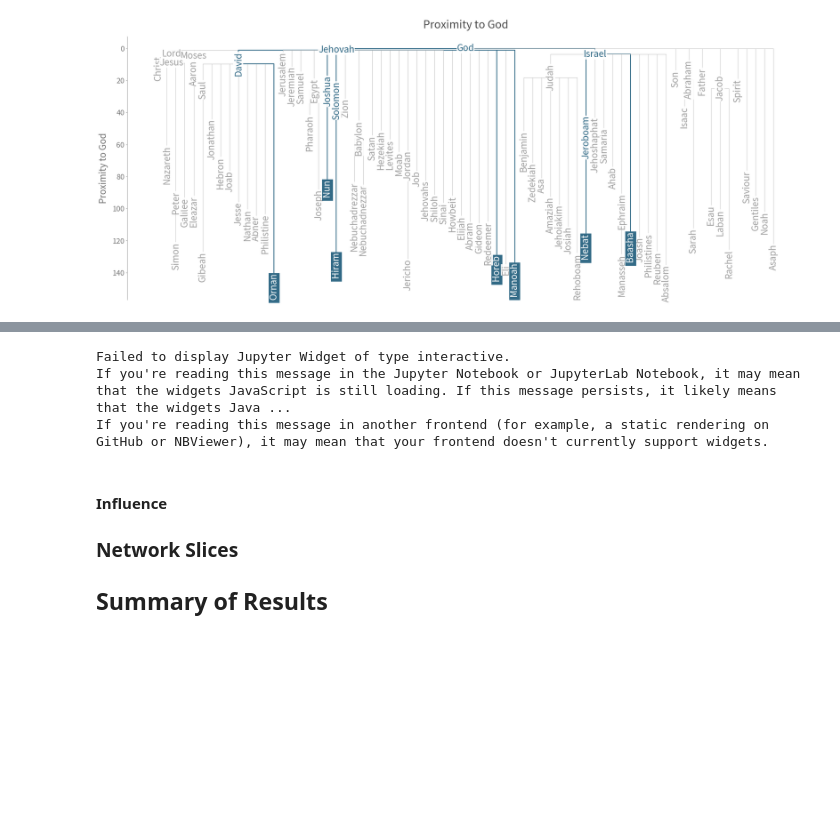
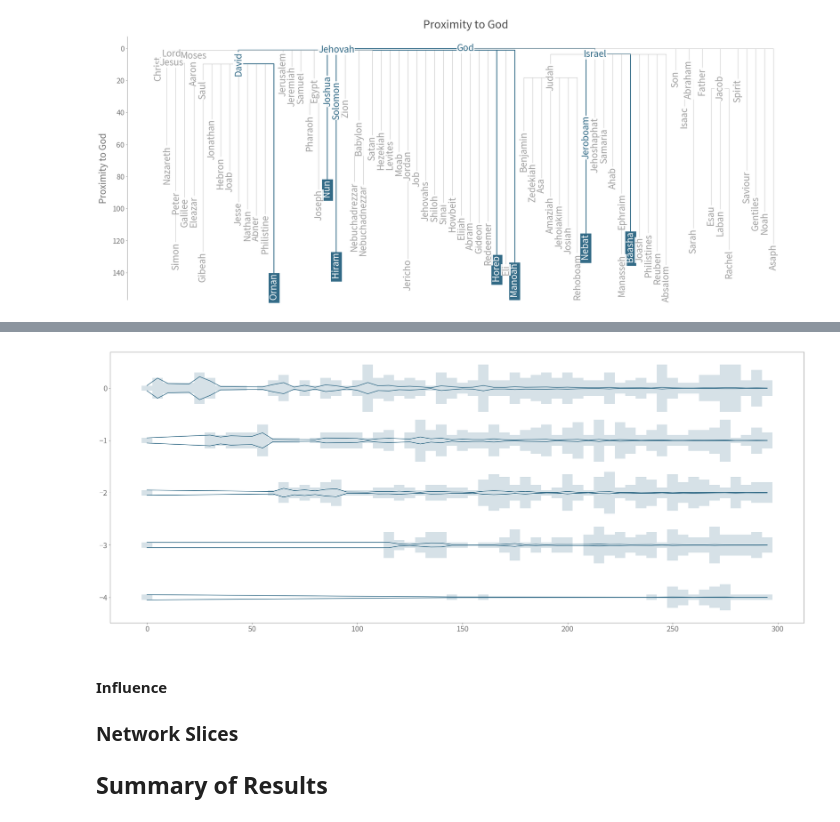
Before and after one commit to lemuelkumarga/bible-network, a Jupyter notebook: main.ipynb, the cells around one changed output, grey strips where cells are left out. Drawn from its saved outputs; the diff is of its cells as text; code cells hidden in the pictures; blank space fills up the shorter version.

Commit message:
Created violin charts for Influence

```diff
--- a/main.ipynb
+++ b/main.ipynb
@@ -920,7 +916,50 @@ connectivities = dict((k, 100. * G.degree(k) / connectivity_max) for k,_ in vert
-# %%
-import ipywidgets as widgets
-widgets.interact(proximity_tree, root_node=['God','Jesus','Esther','Abraham','Elijah','Jeroboam']);
-# %% [output]
-Failed to display Jupyter Widget of type interactive.
-If you're reading this message in the Jupyter Notebook or JupyterLab Notebook, it may mean that the widgets JavaScript is still loading. If this message persists, it likely means that the widgets Java ...
-If you're reading this message in another frontend (for example, a static rendering on GitHub or NBViewer), it may mean that your frontend doesn't currently support widgets.
+# %%
+# We assume that for evey 50 distances, the chances of information being passed on gets reduced
+# by 50%
+half_life = 50
+inf_decay = math.log(2) / half_life
+bin_size = 5
+
+influence = {}
+influence_bins = {}
+for k, v in proximity_to.items():
+    influence[k] = sum(math.exp(-1. * inf_decay * v1) for _, v1 in v.items())
+    influence_bins[k] = {}
+    for _, v1 in v.items():
+        if ((math.ceil(v1 / bin_size) * bin_size) not in influence_bins[k]):
+            influence_bins[k][math.ceil(v1 / bin_size) * bin_size] = {"influence": 0. , "count": 0}
+        influence_bins[k][math.ceil(v1 / bin_size) * bin_size]["influence"] += math.exp(-1. * inf_decay * v1)
+        influence_bins[k][math.ceil(v1 / bin_size) * bin_size]["count"] += 1
+
+plt.figure(figsize=(30,12))
+def plot_influence(node="Jehovah",ind=0):
+
+    data = sorted(influence_bins[node].items(),key=operator.itemgetter(0))
+    data = [d for d in data if d[0] < 300]
+
+    # Plot Bar Plots
+    for d, v in data:
+            plt.broken_barh([(d-bin_size/2., bin_size)],
+                            (ind - v["count"]/2./10., v["count"]/10.),
+                           facecolor = _d.get_color(0,0.2))
+
+    # Plot Influence Lines
+    x = [ k for k,_ in data]
+    y_lower = [ ind - v["influence"]/2./10. for _,v in data]
+    y_upper = [ ind + v["influence"]/2./10. for _,v in data]
+    x_new = x
+    #x_new = np.linspace(x[0],x[-1],300)
+    #y_lower = sp.interpolate.interp1d(x,y_lower, kind=3)(x_new)
+    #y_upper = sp.interpolate.interp1d(x,y_upper, kind=3)(x_new)
+    plt.plot(x_new, y_lower, color=_d.get_color(0))
+    plt.plot(x_new, y_upper, color=_d.get_color(0))
+
+plot_influence()
+plot_influence("Spirit",ind=-1)
+plot_influence("Samaria",ind=-2)
+plot_influence("Elijah",ind=-3)
+plot_influence("Obed",ind=-4)
+
+plt.show()
+# %% [output]
+[figure, added]
```
Also changed, not shown: parts of 5 cells of this notebook, 1 other file.
